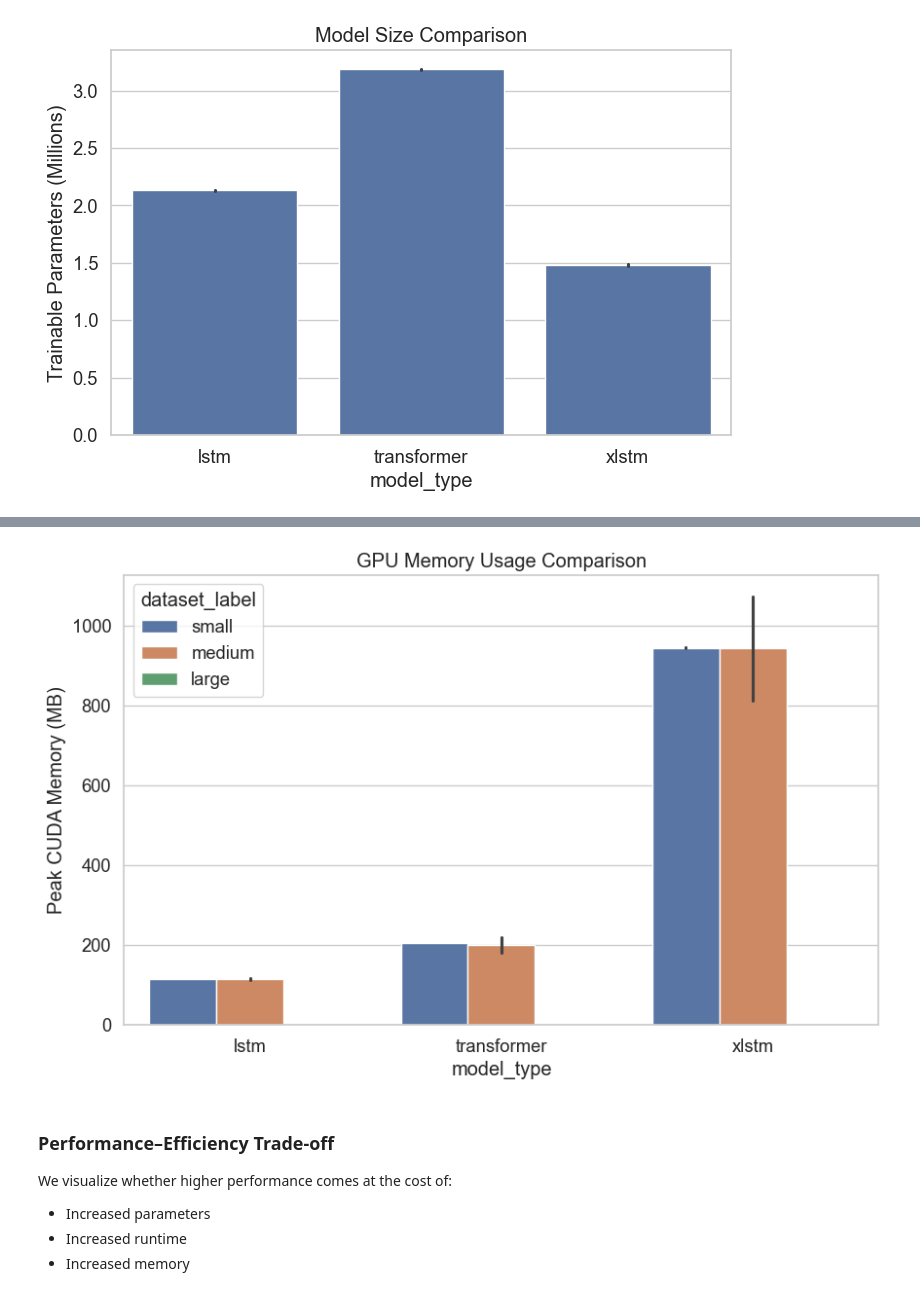
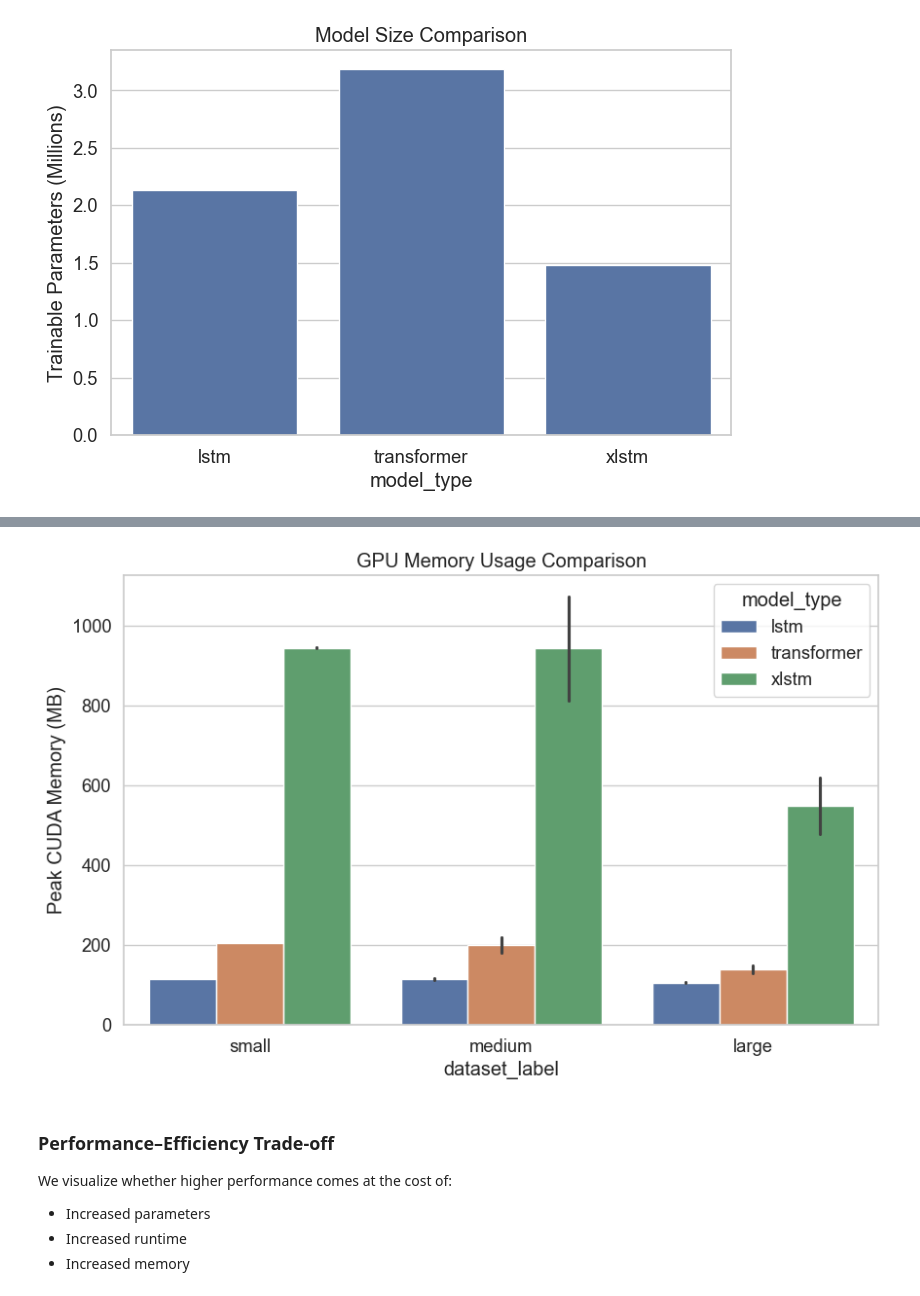
Before and after one commit to amandamagzal/size-fit-rec, a Jupyter notebook: notebooks/eval_runs.ipynb, the cells around one changed output, grey strips where cells are left out. Cells and saved outputs as stored; diff of their text form; code cells hidden in the pictures.

```diff
--- a/notebooks/eval_runs.ipynb
+++ b/notebooks/eval_runs.ipynb
@@ -549,18 +612,18 @@ plt.show()
 # %%
 plt.figure(figsize=(10, 6))
 
 sns.barplot(
     data=eff_df,
-    x="model_type",
+    x="dataset_label",
     y="peak_cuda_mb",
-    hue="dataset_label"
+    hue="model_type"
 )
 
 plt.ylabel("Peak CUDA Memory (MB)")
 plt.title("GPU Memory Usage Comparison")
 plt.show()
 # %% [output]
-[figure, old version]
+[figure, new version]
 # %% [markdown]
 ### Performance–Efficiency Trade-off
 
```
Also changed, not shown: parts of 29 cells of this notebook, 6 other files.
